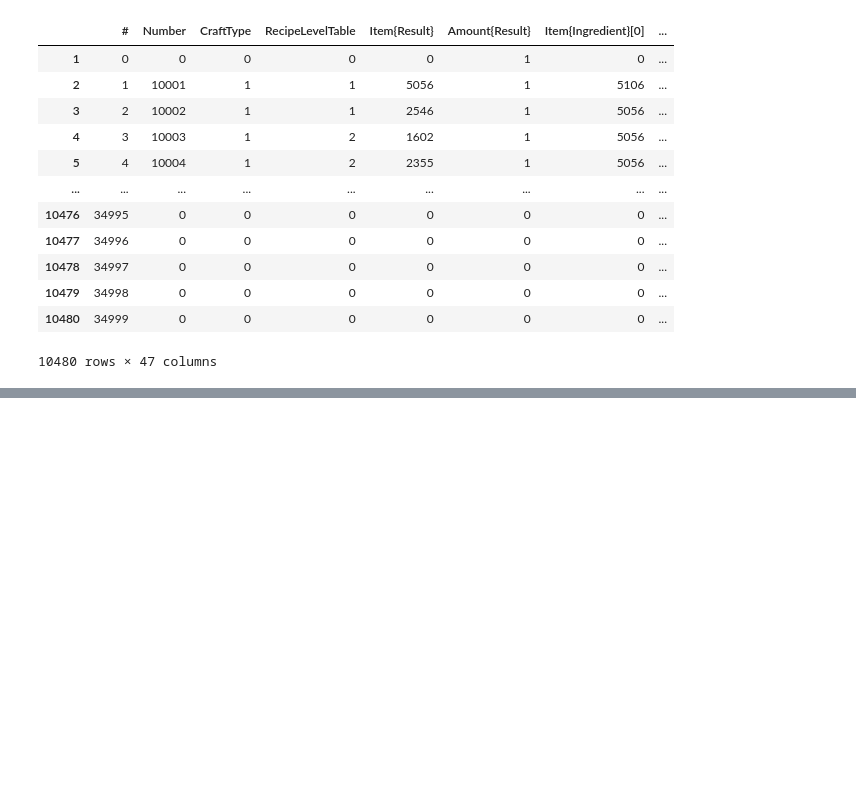
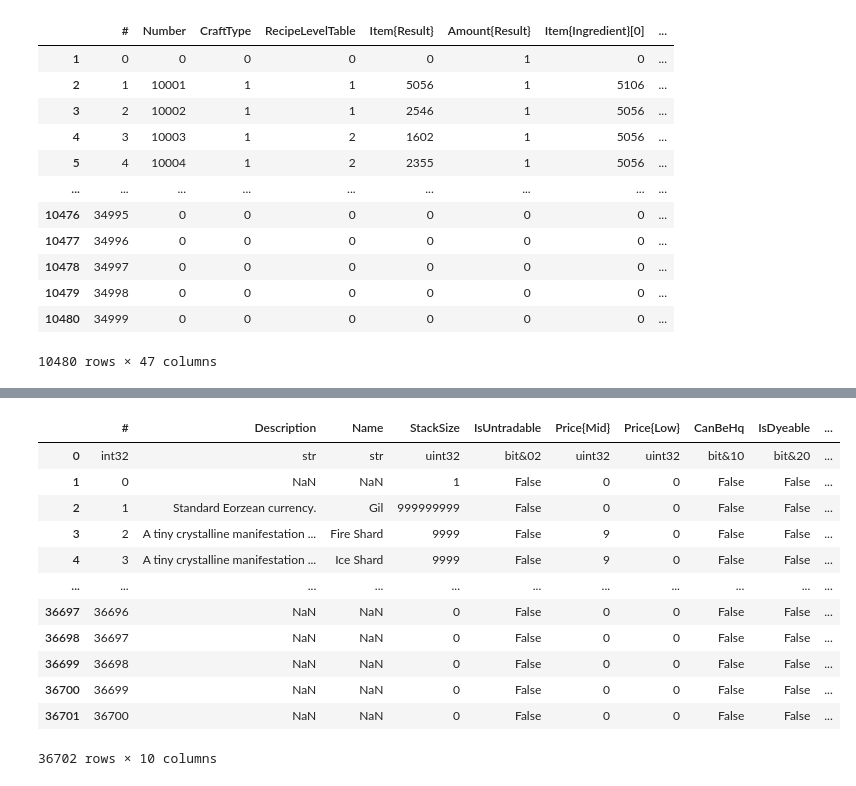
Before and after one commit to sedaverde/FFXIV-MB-ROI-Analysis, a Jupyter notebook: import_data.ipynb, the cells around one changed output, grey strips where cells are left out. Saved outputs shown, nothing was run; the diff lists cells and outputs as text; code cells hidden in the pictures; blank space fills up the shorter version.

Commit message:
Add files via upload
Code for importing data from Item.csv from xivapi/ffxiv datamining repository. Additional cleaning of data frames (remove unused columns/rows, rename columns, updated datatypes).

```diff
--- a/import_data.ipynb
+++ b/import_data.ipynb
@@ -91,0 +115,18 @@ dtype: object
+# %%
+## Open item.csv from xivapi/ffxiv datamining repo; this is the information for all items in ffxiv; only importing certain columns
+item = pd.read_csv("https://raw.githubusercontent.com/xivapi/ffxiv-datamining/master/csv/Item.csv",header = 1,usecols = ['#','Description','Name','StackSize','Price{Mid}','Price{Low}','CanBeHq','IsDyeable','ClassJob{Use}','IsUntradable'])
+item
+# %% [output]
+|  | # | Description | Name | StackSize | IsUntradable | Price{Mid} | Price{Low} | CanBeHq | IsDyeable | ... |
+| 0 | int32 | str | str | uint32 | bit&02 | uint32 | uint32 | bit&10 | bit&20 | ... |
+| 1 | 0 | NaN | NaN | 1 | False | 0 | 0 | False | False | ... |
+| 2 | 1 | Standard Eorzean currency. | Gil | 999999999 | False | 0 | 0 | False | False | ... |
+| 3 | 2 | A tiny crystalline manifestation ... | Fire Shard | 9999 | False | 9 | 0 | False | False | ... |
+| 4 | 3 | A tiny crystalline manifestation ... | Ice Shard | 9999 | False | 9 | 0 | False | False | ... |
+| ... | ... | ... | ... | ... | ... | ... | ... | ... | ... | ... |
+| 36697 | 36696 | NaN | NaN | 0 | False | 0 | 0 | False | False | ... |
+| 36698 | 36697 | NaN | NaN | 0 | False | 0 | 0 | False | False | ... |
+| 36699 | 36698 | NaN | NaN | 0 | False | 0 | 0 | False | False | ... |
+| 36700 | 36699 | NaN | NaN | 0 | False | 0 | 0 | False | False | ... |
+| 36701 | 36700 | NaN | NaN | 0 | False | 0 | 0 | False | False | ... |
+36702 rows × 10 columns
```
Also changed, not shown: parts of 13 cells of this notebook.
